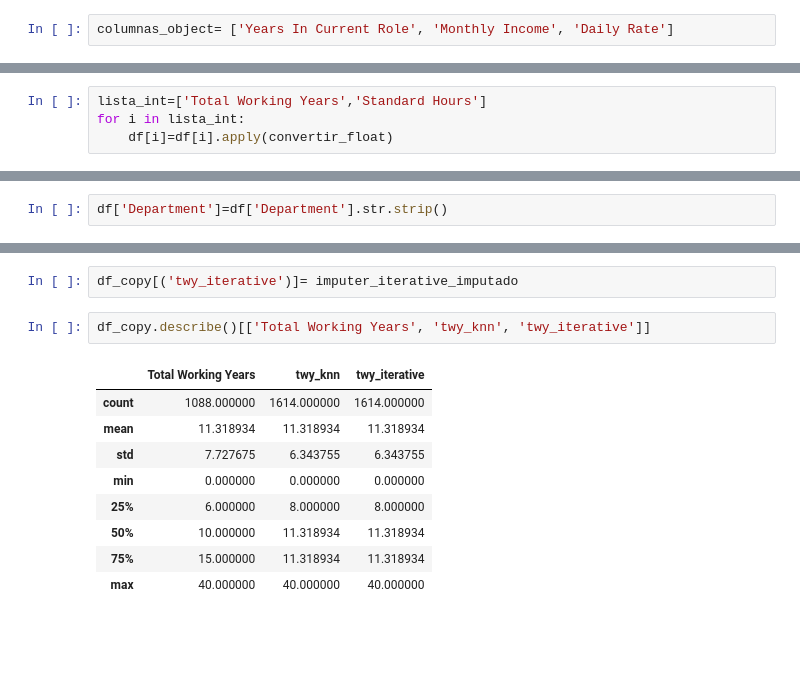
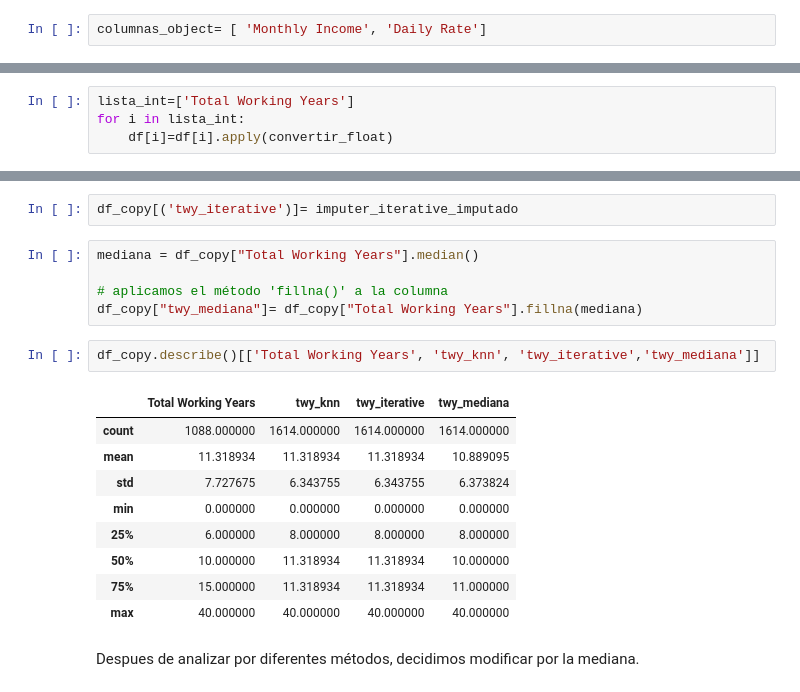
Before and after one commit to Adalab/proyecto-da-F-modulo3-team2, a Jupyter notebook: limpieza_transformacion_reyes.ipynb, the cells around one changed output, grey strips where cells are left out. Drawn from its saved outputs; the diff is of its cells as text; blank space fills up the shorter version.

```diff
--- a/limpieza_transformacion_reyes.ipynb
+++ b/limpieza_transformacion_reyes.ipynb
@@ -108,7 +110,7 @@ Index(['Attrition', 'Business Travel', 'Daily Rate', 'Department',
 # %% [markdown]
 Transformar columnas object en float, cambiando comas por puntos.
 # %%
-columnas_object= ['Years In Current Role', 'Monthly Income', 'Daily Rate']
+columnas_object= [ 'Monthly Income', 'Daily Rate']
 # %%
 df[columnas_object].dtypes
 # %% [output]
@@ -349,7 +348,7 @@ def convertir_float(elemento):
 for i in columnas_object:
     df[i]=df[i].apply(convertir_float)
 # %%
-lista_int=['Total Working Years','Standard Hours']
+lista_int=['Total Working Years']
 for i in lista_int:
     df[i]=df[i].apply(convertir_float)
 # %%
@@ -440,5 +437,3 @@ Limpieza de valores 'Department'
-# %%
-df['Department']=df['Department'].str.strip()
 # %% [markdown]
 Gestión de nulos: CATEGÓRICOS. Etiqueta Unknown
 # %%
@@ -660,15 +655,22 @@ array([[11.31893382],
        [11.31893382]])
 # %%
 df_copy[('twy_iterative')]= imputer_iterative_imputado
+# %%
+mediana = df_copy["Total Working Years"].median()
+
+# aplicamos el método 'fillna()' a la columna
+df_copy["twy_mediana"]= df_copy["Total Working Years"].fillna(mediana)
 # %%
-df_copy.describe()[['Total Working Years', 'twy_knn', 'twy_iterative']]
+df_copy.describe()[['Total Working Years', 'twy_knn', 'twy_iterative','twy_mediana']]
 # %% [output]
-|  | Total Working Years | twy_knn | twy_iterative |
-| count | 1088.000000 | 1614.000000 | 1614.000000 |
-| mean | 11.318934 | 11.318934 | 11.318934 |
-| std | 7.727675 | 6.343755 | 6.343755 |
-| min | 0.000000 | 0.000000 | 0.000000 |
-| 25% | 6.000000 | 8.000000 | 8.000000 |
-| 50% | 10.000000 | 11.318934 | 11.318934 |
-| 75% | 15.000000 | 11.318934 | 11.318934 |
-| max | 40.000000 | 40.000000 | 40.000000 |
+|  | Total Working Years | twy_knn | twy_iterative | twy_mediana |
+| count | 1088.000000 | 1614.000000 | 1614.000000 | 1614.000000 |
+| mean | 11.318934 | 11.318934 | 11.318934 | 10.889095 |
+| std | 7.727675 | 6.343755 | 6.343755 | 6.373824 |
+| min | 0.000000 | 0.000000 | 0.000000 | 0.000000 |
+| 25% | 6.000000 | 8.000000 | 8.000000 | 8.000000 |
+| 50% | 10.000000 | 11.318934 | 11.318934 | 10.000000 |
+| 75% | 15.000000 | 11.318934 | 11.318934 | 11.000000 |
+| max | 40.000000 | 40.000000 | 40.000000 | 40.000000 |
+# %% [markdown]
+Despues de analizar por diferentes métodos, decidimos modificar por la mediana.
```
Also changed, not shown: parts of 20 cells of this notebook.
